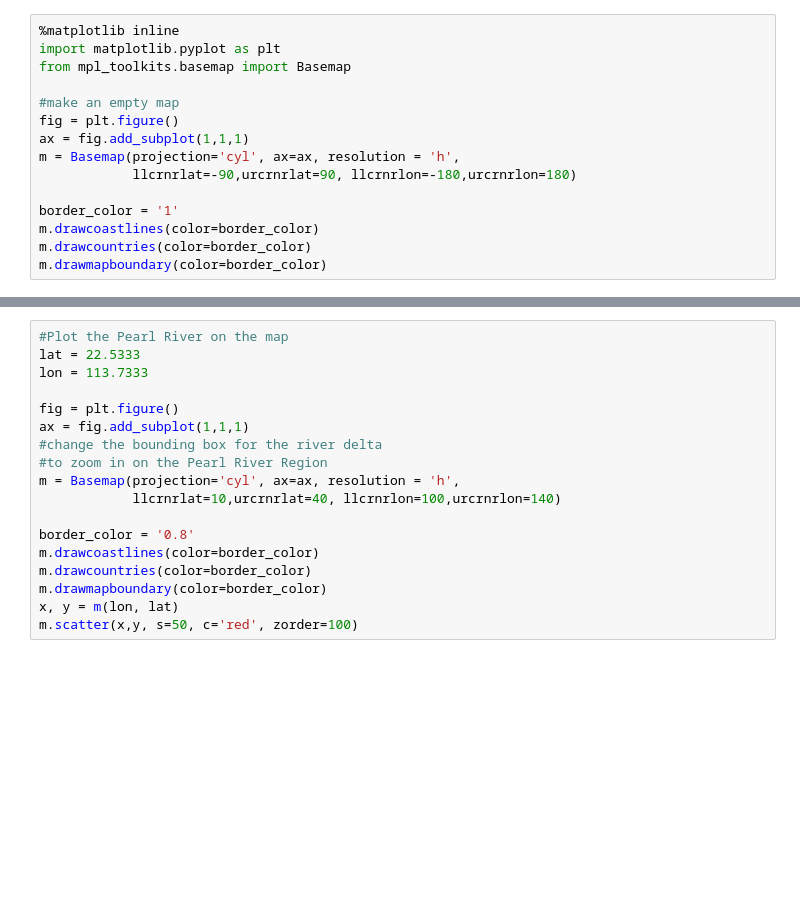
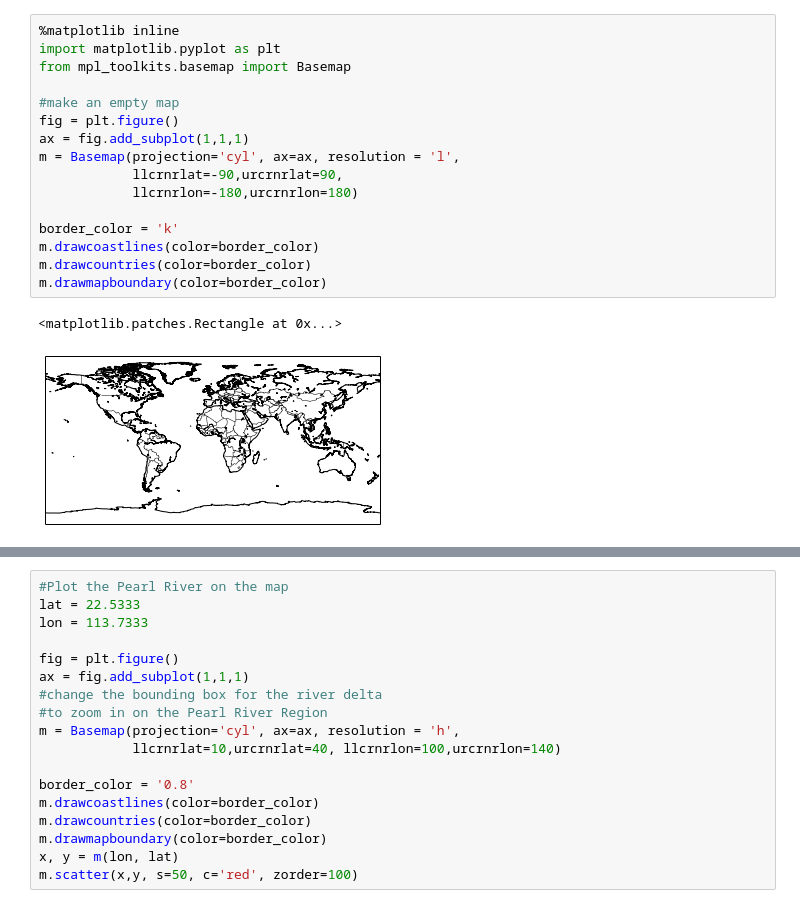
Before and after one commit to story645/EAS213, a Jupyter notebook: notebooks/class4.ipynb, the cells around one changed output, grey strips where cells are left out. Cells and saved outputs as stored; diff of their text form; blank space fills up the shorter version.

```diff
--- a/notebooks/class4.ipynb
+++ b/notebooks/class4.ipynb
@@ -1,18 +1,22 @@
 # %%
 %matplotlib inline
 import matplotlib.pyplot as plt
 from mpl_toolkits.basemap import Basemap
 
 #make an empty map
 fig = plt.figure()
 ax = fig.add_subplot(1,1,1)
-m = Basemap(projection='cyl', ax=ax, resolution = 'h',
-            llcrnrlat=-90,urcrnrlat=90, llcrnrlon=-180,urcrnrlon=180)
+m = Basemap(projection='cyl', ax=ax, resolution = 'l',
+            llcrnrlat=-90,urcrnrlat=90,
+            llcrnrlon=-180,urcrnrlon=180)
 
-border_color = '1'
+border_color = 'k'
 m.drawcoastlines(color=border_color)
 m.drawcountries(color=border_color)
 m.drawmapboundary(color=border_color)
+# %% [output]
+<matplotlib.patches.Rectangle at 0x...>
+[figure, added]
 # %%
 #Plot the Pearl River on the map
 lat = 22.5333
```
Also changed, not shown: parts of 2 cells of this notebook.
